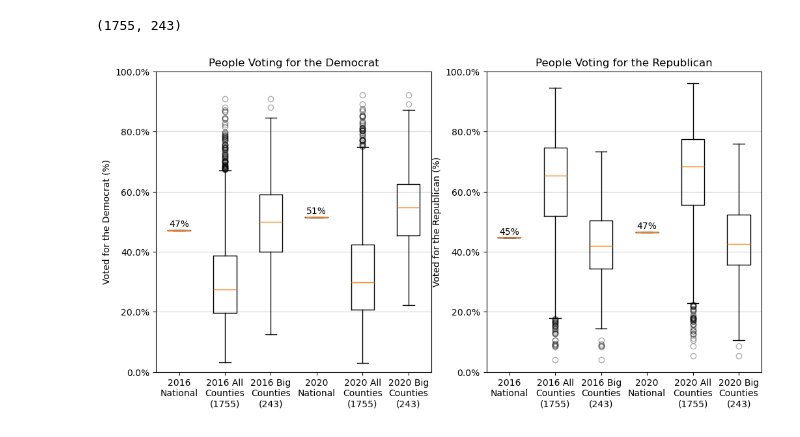
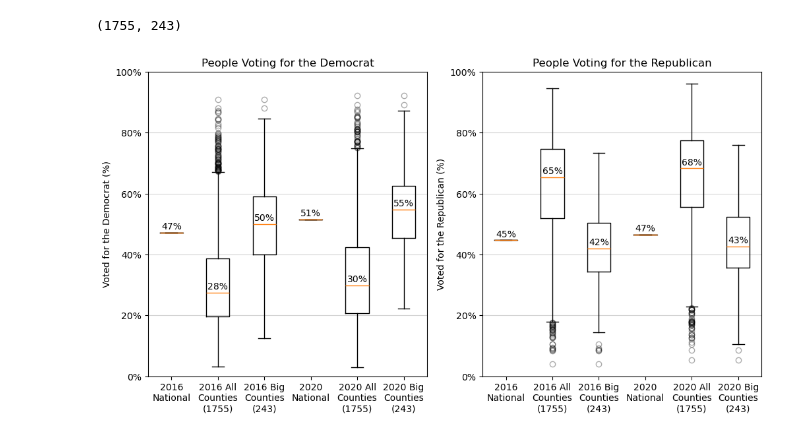
Before and after one commit to rmathena79/democracy, a Jupyter notebook: democracy.ipynb, the cells around one changed output. Saved outputs shown, nothing was run; the diff lists cells and outputs as text; code cells hidden in the pictures.

Commit message:
So many charts!

```diff
--- a/democracy.ipynb
+++ b/democracy.ipynb
@@ -253,40 +260,43 @@ county_count, big_county_count
 # %% [output]
 (1755, 243)
 # %%
-def add_percent_above_mean(subplot, x, value):
-    subplot.text(x, value+.02, f"{value:.0%}", va='center', ha='center', color='black')
+def add_percent_above_value(subplot, x, value, digits=0):
+    subplot.text(x, value+.02, f"{value:.{digits}%}", va='center', ha='center', color='black')
 
 def plot_result_comparisons(subplot, candidate_str, title):
     national_gb = combo_df.groupby("candidate").sum()
     candidate = candidate_str
 
     national_pct_2016 = national_gb["votes_2016"][candidate_str] / national_gb["votes_2016"].sum()
     national_pct_2020 = national_gb["votes_2020"][candidate_str] / national_gb["votes_2020"].sum()
 
     combo_slice = combo_df.loc[combo_df["candidate"] == candidate_str]
     big_slice = big_counties_df.loc[big_counties_df["candidate"] == candidate_str]
 
     # Thanks to: https://stackoverflow.com/questions/25973581/how-to-format-axis-number-format-to-thousands-with-a-comma
-    subplot.yaxis.set_major_formatter(mpl.ticker.StrMethodFormatter("{x:.1%}"))
+    subplot.yaxis.set_major_formatter(mpl.ticker.StrMethodFormatter("{x:.0%}"))
 
     subplot.boxplot(
             [national_pct_2016, combo_slice["pct_2016"], big_slice["pct_2016"],
              national_pct_2020, combo_slice["pct_2020"], big_slice["pct_2020"]],
             tick_labels = ["2016\nNational", f"2016 All\nCounties\n({county_count})", f"2016 Big\nCounties\n({big_county_count})",
                            "2020\nNational", f"2020 All\nCounties\n({county_count})", f"2020 Big\nCounties\n({big_county_count})"],
             flierprops= {"alpha": 0.33} )
     subplot.set_title(f"People Voting for {title}")
     subplot.set_ylabel(f"Voted for {title} (%)")
     subplot.set_ylim((0,1))
     subplot.grid(axis="y", which="major", color="lightgrey")
 
-    add_percent_above_mean(subplot, 1, national_pct_2016)
-    add_percent_above_mean(subplot, 2, national_pct_2016)
-    add_percent_above_mean(subplot, 4, national_pct_2020)
+    add_percent_above_value(subplot, 1, national_pct_2016)
+    add_percent_above_value(subplot, 2, combo_slice["pct_2016"].median())
+    add_percent_above_value(subplot, 3, big_slice["pct_2016"].median())
+    add_percent_above_value(subplot, 4, national_pct_2020)
+    add_percent_above_value(subplot, 5, combo_slice["pct_2020"].median())
+    add_percent_above_value(subplot, 6, big_slice["pct_2020"].median())
 
 fig, (ax1, ax2) = plt.subplots(nrows=1,ncols=2,figsize=(12,6))
 plot_result_comparisons(ax1, "the dem", "the Democrat")
 plot_result_comparisons(ax2, "trump", "the Republican")
 plt.show()
 # %% [output]
-[figure, old version]
+[figure, new version]
```
Also changed, not shown: parts of 5 cells of this notebook, 1 other file.
